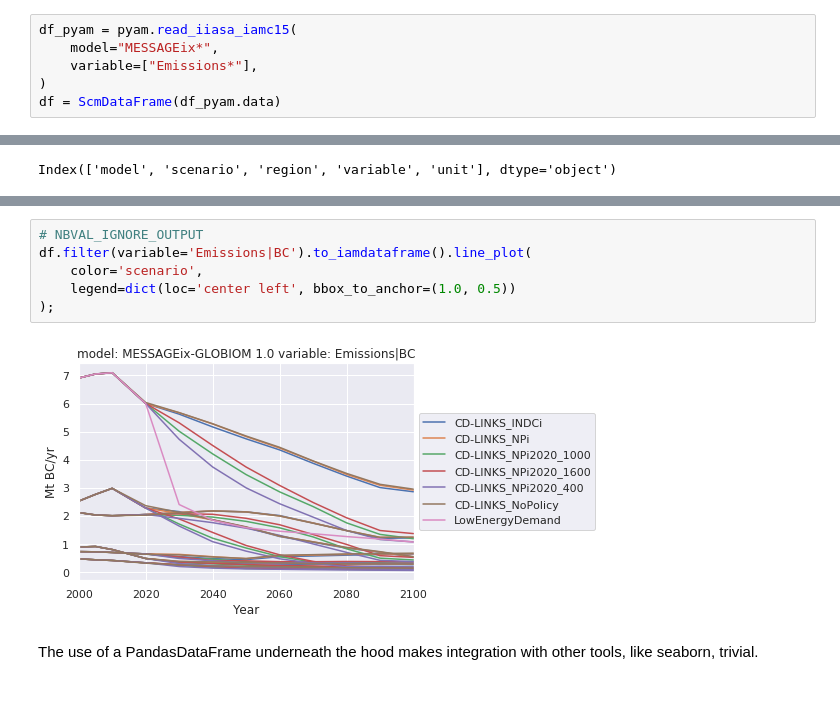
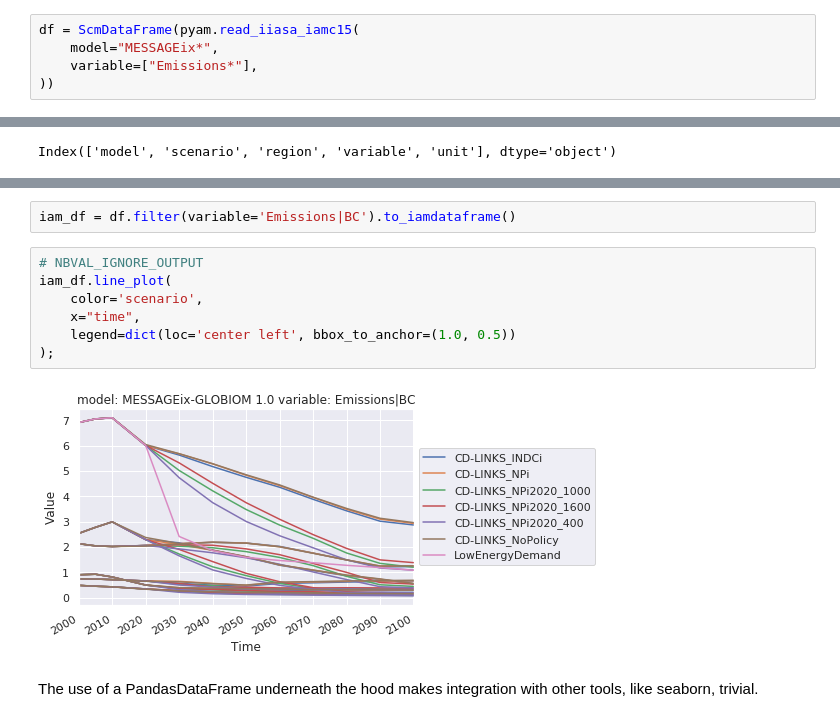
Before and after one commit to znicholls/openscm, a Jupyter notebook: notebooks/pyam-integration.ipynb, the cells around one changed output, grey strips where cells are left out. Saved outputs shown, nothing was run; the diff lists cells and outputs as text; blank space fills up the shorter version.

Commit message:
Fix notebooks and make start from iamdataframe more obvious

```diff
--- a/notebooks/pyam-integration.ipynb
+++ b/notebooks/pyam-integration.ipynb
@@ -18,9 +19,8 @@ Not importing directory /home/jared/code/uom/openscm/venv/lib/python3.6/site-pac
 # %%
-df_pyam = pyam.read_iiasa_iamc15(
+df = ScmDataFrame(pyam.read_iiasa_iamc15(
     model="MESSAGEix*",
     variable=["Emissions*"],
-)
-df = ScmDataFrame(df_pyam.data)
+))
 # %% [output]
 INFO:root:You are connected to the iamc15 scenario explorer. Please cite as:
 
@@ -69,11 +71,14 @@ Pyam's plotting functions provide great defaults for making all sorts of informa
+# %%
+iam_df = df.filter(variable='Emissions|BC').to_iamdataframe()
 # %%
 # NBVAL_IGNORE_OUTPUT
-df.filter(variable='Emissions|BC').to_iamdataframe().line_plot(
+iam_df.line_plot(
     color='scenario',
+    x="time",
     legend=dict(loc='center left', bbox_to_anchor=(1.0, 0.5))
 );
 # %% [output]
-[figure, old version]
+[figure, new version]
 # %% [markdown]
 The use of a PandasDataFrame underneath the hood makes integration with other tools, like seaborn, trivial.
 # %%
```
Also changed, not shown: parts of 5 cells of this notebook, 2 other files.
